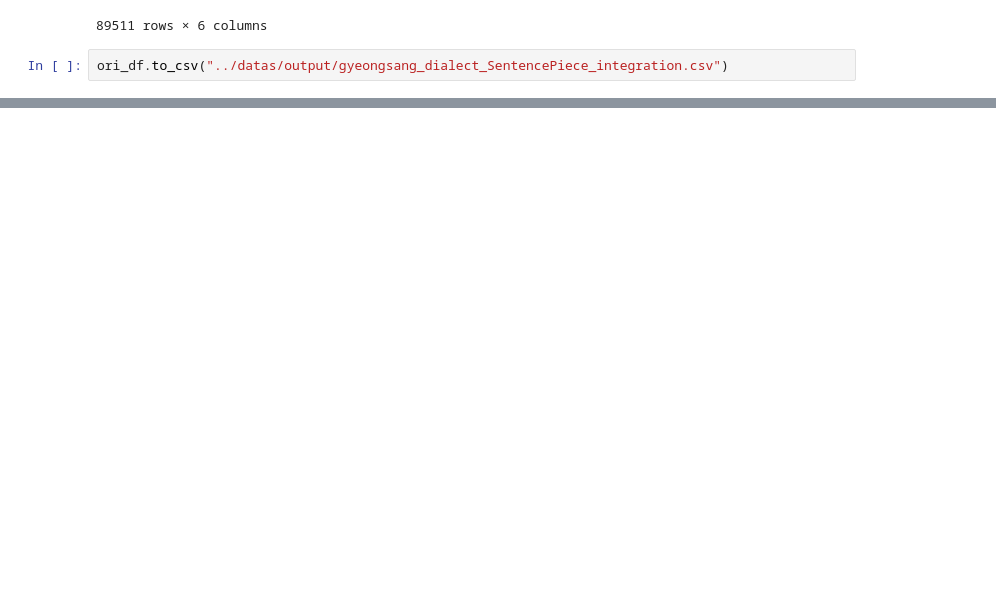
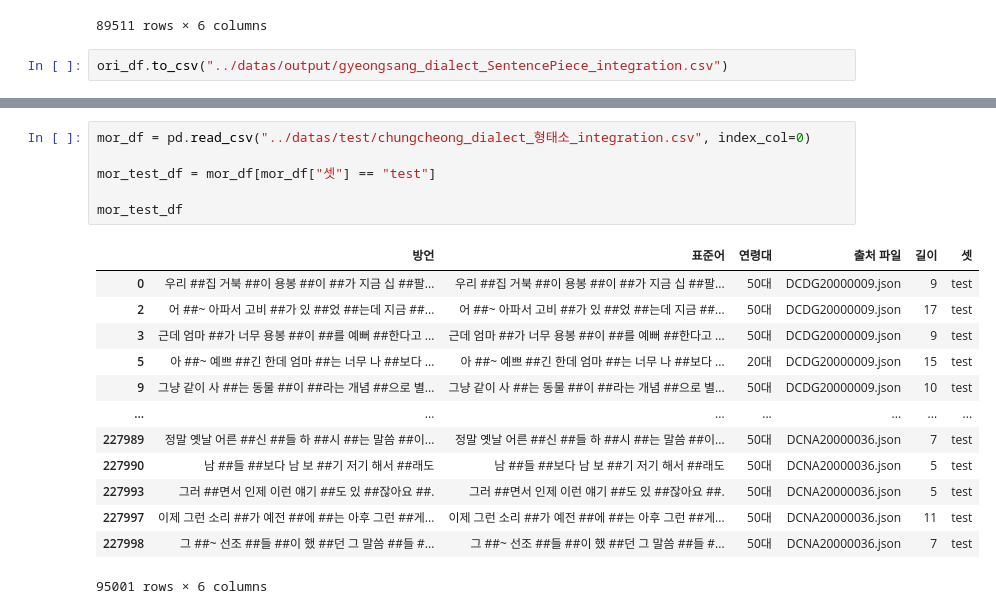
Before and after one commit to BlessingDev/NLP-Standard-Dialect-Translation, a Jupyter notebook: EDA/EDA6.ipynb, the cells around one changed output, grey strips where cells are left out. Saved outputs shown, nothing was run; the diff lists cells and outputs as text; blank space fills up the shorter version.

```diff
--- a/EDA/EDA6.ipynb
+++ b/EDA/EDA6.ipynb
@@ -1314,0 +1337,20 @@ ori_df.to_csv("../datas/output/gyeongsang_dialect_SentencePiece_integration.csv"
+# %%
+mor_df = pd.read_csv("../datas/test/chungcheong_dialect_형태소_integration.csv", index_col=0)
+
+mor_test_df = mor_df[mor_df["셋"] == "test"]
+
+mor_test_df
+# %% [output]
+|  | 방언 | 표준어 | 연령대 | 출처 파일 | 길이 | 셋 |
+| 0 | 우리 ##집 거북 ##이 용봉 ##이 ##가 지금 십 ##팔... | 우리 ##집 거북 ##이 용봉 ##이 ##가 지금 십 ##팔... | 50대 | DCDG20000009.json | 9 | test |
+| 2 | 어 ##~ 아파서 고비 ##가 있 ##었 ##는데 지금 ##... | 어 ##~ 아파서 고비 ##가 있 ##었 ##는데 지금 ##... | 50대 | DCDG20000009.json | 17 | test |
+| 3 | 근데 엄마 ##가 너무 용봉 ##이 ##를 예뻐 ##한다고 ... | 근데 엄마 ##가 너무 용봉 ##이 ##를 예뻐 ##한다고 ... | 50대 | DCDG20000009.json | 9 | test |
+| 5 | 아 ##~ 예쁘 ##긴 한데 엄마 ##는 너무 나 ##보다 ... | 아 ##~ 예쁘 ##긴 한데 엄마 ##는 너무 나 ##보다 ... | 20대 | DCDG20000009.json | 15 | test |
+| 9 | 그냥 같이 사 ##는 동물 ##이 ##라는 개념 ##으로 별... | 그냥 같이 사 ##는 동물 ##이 ##라는 개념 ##으로 별... | 50대 | DCDG20000009.json | 10 | test |
+| ... | ... | ... | ... | ... | ... | ... |
+| 227989 | 정말 옛날 어른 ##신 ##들 하 ##시 ##는 말씀 ##이... | 정말 옛날 어른 ##신 ##들 하 ##시 ##는 말씀 ##이... | 50대 | DCNA20000036.json | 7 | test |
+| 227990 | 남 ##들 ##보다 남 보 ##기 저기 해서 ##래도 | 남 ##들 ##보다 남 보 ##기 저기 해서 ##래도 | 50대 | DCNA20000036.json | 5 | test |
+| 227993 | 그러 ##면서 인제 이런 얘기 ##도 있 ##잖아요 ##. | 그러 ##면서 인제 이런 얘기 ##도 있 ##잖아요 ##. | 50대 | DCNA20000036.json | 5 | test |
+| 227997 | 이제 그런 소리 ##가 예전 ##에 ##는 아후 그런 ##게... | 이제 그런 소리 ##가 예전 ##에 ##는 아후 그런 ##게... | 50대 | DCNA20000036.json | 11 | test |
+| 227998 | 그 ##~ 선조 ##들 ##이 했 ##던 그 말씀 ##들 #... | 그 ##~ 선조 ##들 ##이 했 ##던 그 말씀 ##들 #... | 50대 | DCNA20000036.json | 7 | test |
+95001 rows × 6 columns
```
Also changed, not shown: parts of 9 cells of this notebook, 22 other files.
